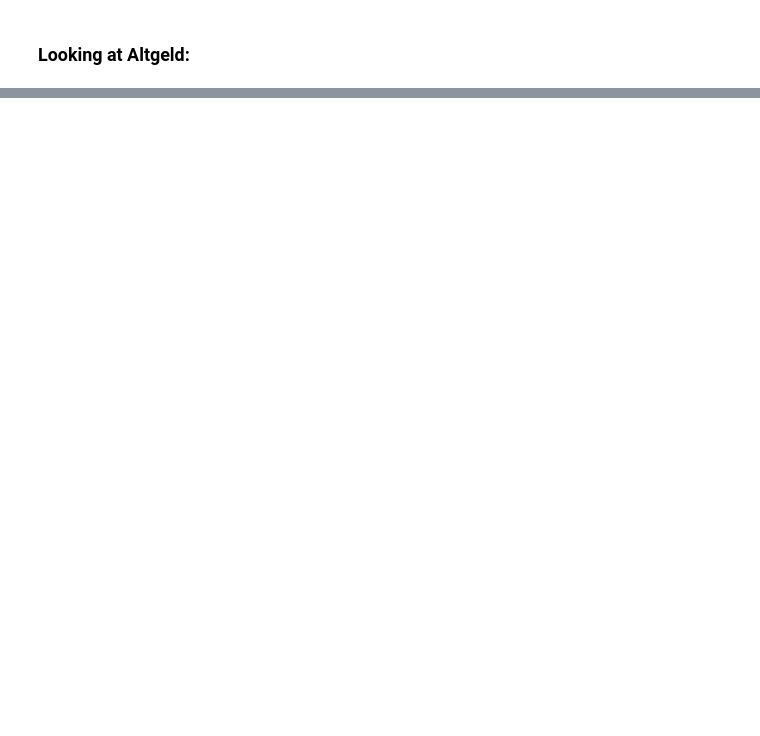
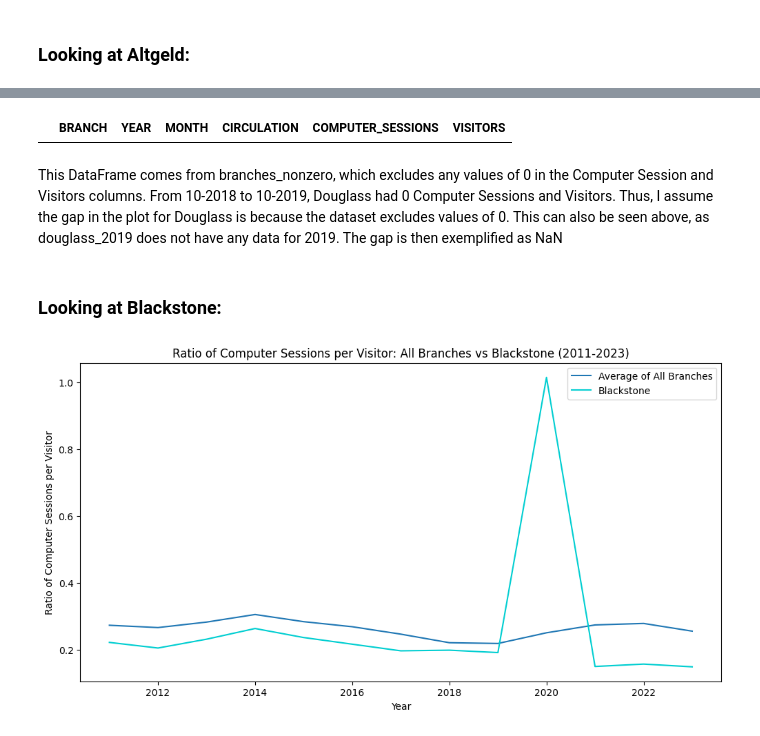
Before and after one commit to uchicago-dsi/cpl_project, a Jupyter notebook: can-summer-2023/dani exploratory data analysis.ipynb, the cells around one changed output, grey strips where cells are left out. Drawn from its saved outputs; the diff is of its cells as text; code cells hidden in the pictures; blank space fills up the shorter version.

```diff
--- a/can-summer-2023/dani exploratory data analysis.ipynb
+++ b/can-summer-2023/dani exploratory data analysis.ipynb
@@ -177,0 +197,30 @@ Glenwood Monclair
+# %%
+douglass_2019 = branches_nonzero.loc[((branches_nonzero['BRANCH']) == 'Douglass') & ((branches_nonzero['YEAR'] == 2019))]
+douglass_2019
+# %% [output]
+|  | BRANCH | YEAR | MONTH | CIRCULATION | COMPUTER_SESSIONS | VISITORS |
+# %% [markdown]
+This DataFrame comes from branches_nonzero, which excludes any values of 0 in the Computer Session and Visitors columns. From 10-2018 to 10-2019, Douglass had 0 Computer Sessions and Visitors. Thus, I assume the gap in the plot for Douglass is because the dataset excludes values of 0. This can also be seen above, as douglass_2019 does not have any data for 2019. The gap is then exemplified as NaN
+# %% [markdown]
+### Looking at Blackstone:
+# %%
+#Selected branch
+branch_name = 'Blackstone'
+
+#Average of each column using DataFrame.mean()
+avg_col_branches = branches_groupby.mean(axis=0)
+avg_col_branches
+
+#Extracting specific branch
+selected_branch = branches_groupby.loc[branch_name]
+
+plt.figure(figsize=(12,6))
+plt.plot(avg_col_branches, label='Average of All Branches')
+plt.plot(selected_branch, label=branch_name, color='darkturquoise')
+plt.xlabel('Year')
+plt.ylabel('Ratio of Computer Sessions per Visitor')
+plt.title(f'Ratio of Computer Sessions per Visitor: All Branches vs {branch_name} (2011-2023)')
+plt.legend()
+plt.show()
+# %% [output]
+[figure, added]
```
Also changed, not shown: parts of 21 cells of this notebook.
